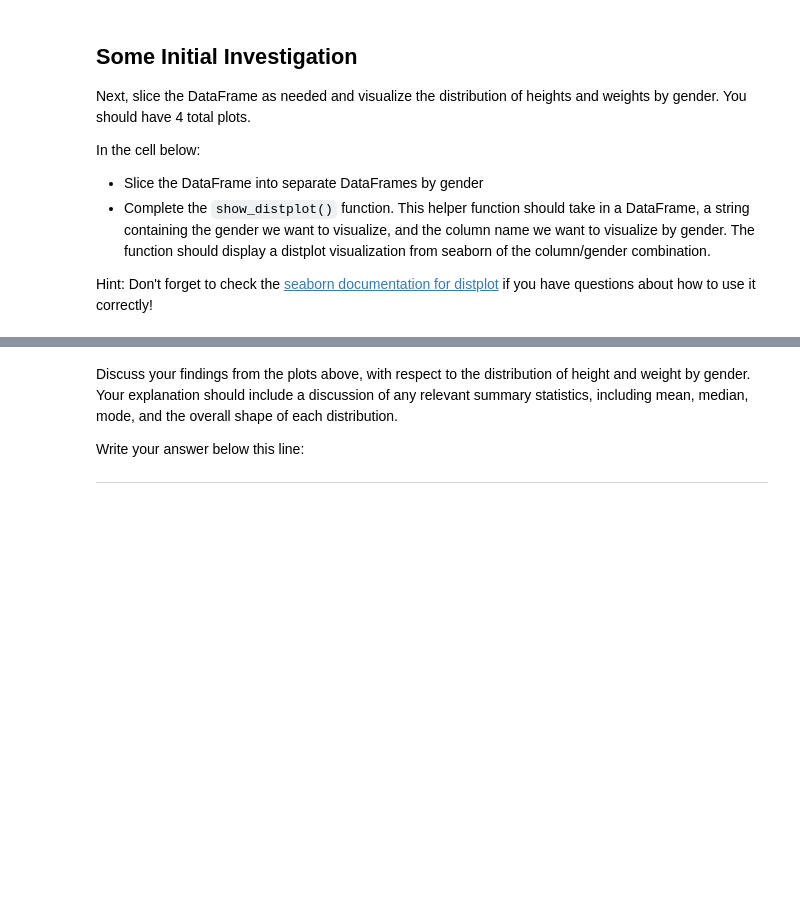
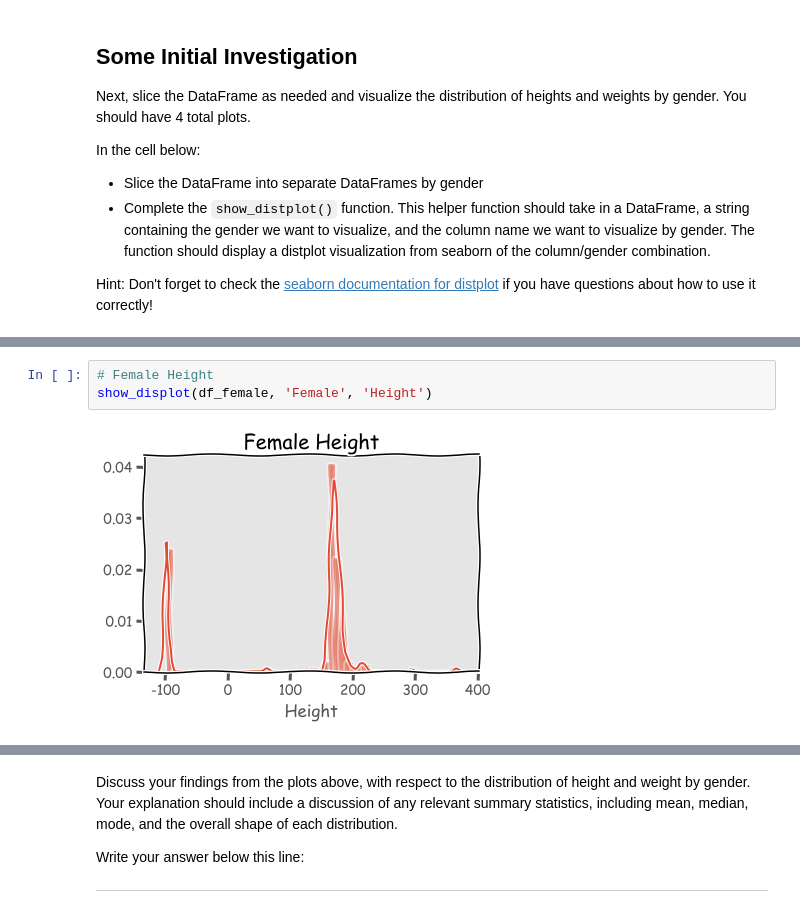
Before and after one commit to carlearn/dsc-data-cleaning-project-online-ds-sp-000, a Jupyter notebook: index-lab-video.ipynb, the cells around one changed output, grey strips where cells are left out. Saved outputs shown, nothing was run; the diff lists cells and outputs as text; blank space fills up the shorter version.

```diff
--- a/index-lab-video.ipynb
+++ b/index-lab-video.ipynb
@@ -314,0 +350,5 @@ Hint: Don't forget to check the [seaborn documentation for distplot](https://sea
+# %%
+# Female Height
+show_displot(df_female, 'Female', 'Height')
+# %% [output]
+[figure, added]
```
Also changed, not shown: parts of 41 cells of this notebook.
